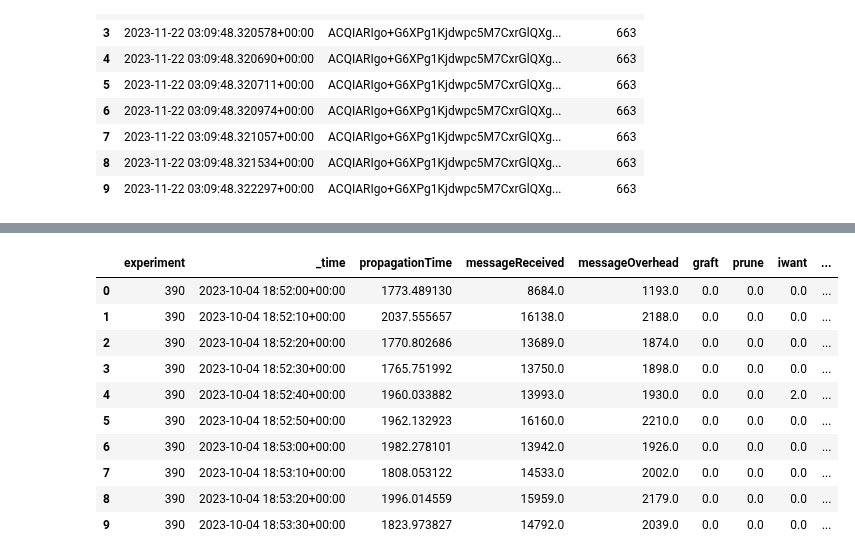
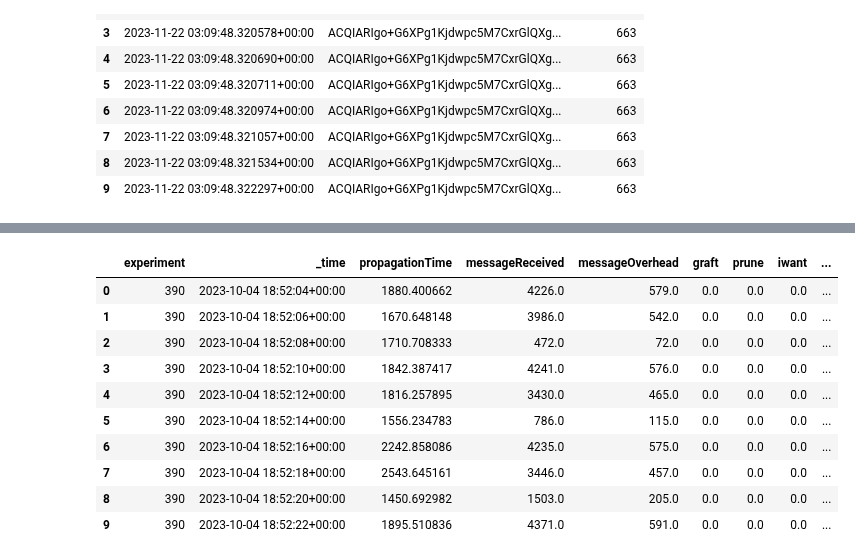
Before and after one commit to FlavScheidt/flexi-pipe, a Jupyter notebook: data/CausalAnalysis/GenerateDatasets/GenerateDatasets.ipynb, the cells around one changed output, grey strips where cells are left out. Cells and saved outputs as stored; diff of their text form; code cells hidden in the pictures.

```diff
--- a/data/CausalAnalysis/GenerateDatasets/GenerateDatasets.ipynb
+++ b/data/CausalAnalysis/GenerateDatasets/GenerateDatasets.ipynb
@@ -280,7 +319,7 @@ total_bandwidth = pd.concat([rpc, message])
 
 total_bandwidth.reset_index(inplace=True)
 total_bandwidth['_time'] = pd.to_datetime(total_bandwidth["_time"], format='mixed', infer_datetime_format=True)
-by_time = total_bandwidth.groupby([total_bandwidth['experiment'],pd.Grouper(key="_time", freq='10s')])['count'].agg('sum').reset_index()
+by_time = total_bandwidth.groupby([total_bandwidth['experiment'],pd.Grouper(key="_time", freq='2s')])['count'].agg('sum').reset_index()
 by_time.head(100)
 # %% [output]
 |  | experiment | _time | count |
@@ -298,6 +337,6 @@ by_time.head(100)
 100 rows × 3 columns
 # %%
-by_time['totalBandwidth'] = by_time['count']/10
+by_time['totalBandwidth'] = by_time['count']/2
 
 totalBandwidth = by_time.drop(columns=['count'])
 totalBandwidth.head(10)
@@ -316,8 +355,8 @@ totalBandwidth.head(10)
 # %%
 #gossip bandwidth
 gossipBandwidth = rpc
-gossipBandwidth['gossipBandwidth'] = gossipBandwidth['count']/10
-gossipBandwidth = gossipBandwidth.drop(columns=['count'])
+gossipBandwidth['gossipBandwidth'] = gossipBandwidth['rpc']/2
+gossipBandwidth = gossipBandwidth.drop(columns=['rpc'])
 
 gossipBandwidth.head(100)
 # %% [output]
@@ -338,7 +377,7 @@ gossipBandwidth.head(100)
 #MessageBandwidth
 
 messageBandwidth = message
-messageBandwidth['messageBandwidth'] = messageBandwidth['count']/10
+messageBandwidth['messageBandwidth'] = messageBandwidth['count']/2
 messageBandwidth = messageBandwidth.drop(columns=['count'])
 
 messageBandwidth.head(10)
@@ -420,20 +459,20 @@ gossipBand.head(500)
 # %%
-consDiscovery = gossipBand.drop(columns=['bandwidth']).rename(columns={'messageDuplicated' : 'messageOverhead'})
+consDiscovery = gossipBand.rename(columns={'messageDuplicated' : 'messageOverhead'})#.drop(columns=['bandwidth'])
 consDiscovery.to_csv('./consDiscovery.csv')
 
 consDiscovery.head(10)
 # %% [output]
 |  | experiment | _time | propagationTime | messageReceived | messageOverhead | graft | prune | iwant | ... |
-| 0 | 390 | 2023-10-04 18:52:00+00:00 | 1773.489130 | 8684.0 | 1193.0 | 0.0 | 0.0 | 0.0 | ... |
-| 1 | 390 | 2023-10-04 18:52:10+00:00 | 2037.555657 | 16138.0 | 2188.0 | 0.0 | 0.0 | 0.0 | ... |
-| 2 | 390 | 2023-10-04 18:52:20+00:00 | 1770.802686 | 13689.0 | 1874.0 | 0.0 | 0.0 | 0.0 | ... |
-| 3 | 390 | 2023-10-04 18:52:30+00:00 | 1765.751992 | 13750.0 | 1898.0 | 0.0 | 0.0 | 0.0 | ... |
-| 4 | 390 | 2023-10-04 18:52:40+00:00 | 1960.033882 | 13993.0 | 1930.0 | 0.0 | 0.0 | 2.0 | ... |
-| 5 | 390 | 2023-10-04 18:52:50+00:00 | 1962.132923 | 16160.0 | 2210.0 | 0.0 | 0.0 | 0.0 | ... |
-| 6 | 390 | 2023-10-04 18:53:00+00:00 | 1982.278101 | 13942.0 | 1926.0 | 0.0 | 0.0 | 0.0 | ... |
-| 7 | 390 | 2023-10-04 18:53:10+00:00 | 1808.053122 | 14533.0 | 2002.0 | 0.0 | 0.0 | 0.0 | ... |
-| 8 | 390 | 2023-10-04 18:53:20+00:00 | 1996.014559 | 15959.0 | 2179.0 | 0.0 | 0.0 | 0.0 | ... |
-| 9 | 390 | 2023-10-04 18:53:30+00:00 | 1823.973827 | 14792.0 | 2039.0 | 0.0 | 0.0 | 0.0 | ... |
+| 0 | 390 | 2023-10-04 18:52:04+00:00 | 1880.400662 | 4226.0 | 579.0 | 0.0 | 0.0 | 0.0 | ... |
+| 1 | 390 | 2023-10-04 18:52:06+00:00 | 1670.648148 | 3986.0 | 542.0 | 0.0 | 0.0 | 0.0 | ... |
+| 2 | 390 | 2023-10-04 18:52:08+00:00 | 1710.708333 | 472.0 | 72.0 | 0.0 | 0.0 | 0.0 | ... |
+| 3 | 390 | 2023-10-04 18:52:10+00:00 | 1842.387417 | 4241.0 | 576.0 | 0.0 | 0.0 | 0.0 | ... |
+| 4 | 390 | 2023-10-04 18:52:12+00:00 | 1816.257895 | 3430.0 | 465.0 | 0.0 | 0.0 | 0.0 | ... |
+| 5 | 390 | 2023-10-04 18:52:14+00:00 | 1556.234783 | 786.0 | 115.0 | 0.0 | 0.0 | 0.0 | ... |
+| 6 | 390 | 2023-10-04 18:52:16+00:00 | 2242.858086 | 4235.0 | 575.0 | 0.0 | 0.0 | 0.0 | ... |
+| 7 | 390 | 2023-10-04 18:52:18+00:00 | 2543.645161 | 3446.0 | 457.0 | 0.0 | 0.0 | 0.0 | ... |
+| 8 | 390 | 2023-10-04 18:52:20+00:00 | 1450.692982 | 1503.0 | 205.0 | 0.0 | 0.0 | 0.0 | ... |
+| 9 | 390 | 2023-10-04 18:52:22+00:00 | 1895.510836 | 4371.0 | 591.0 | 0.0 | 0.0 | 0.0 | ... |
 # %%
 consFinal = consDiscovery.merge(experiments, on='experiment')
 consFinal = consFinal.drop(columns=['_time', 'start', 'end', 'startUnix', 'endUnix', 'parameter', 'originalStart', 'originalEnd'])
```
Also changed, not shown: parts of 16 cells of this notebook, 1 other file.
